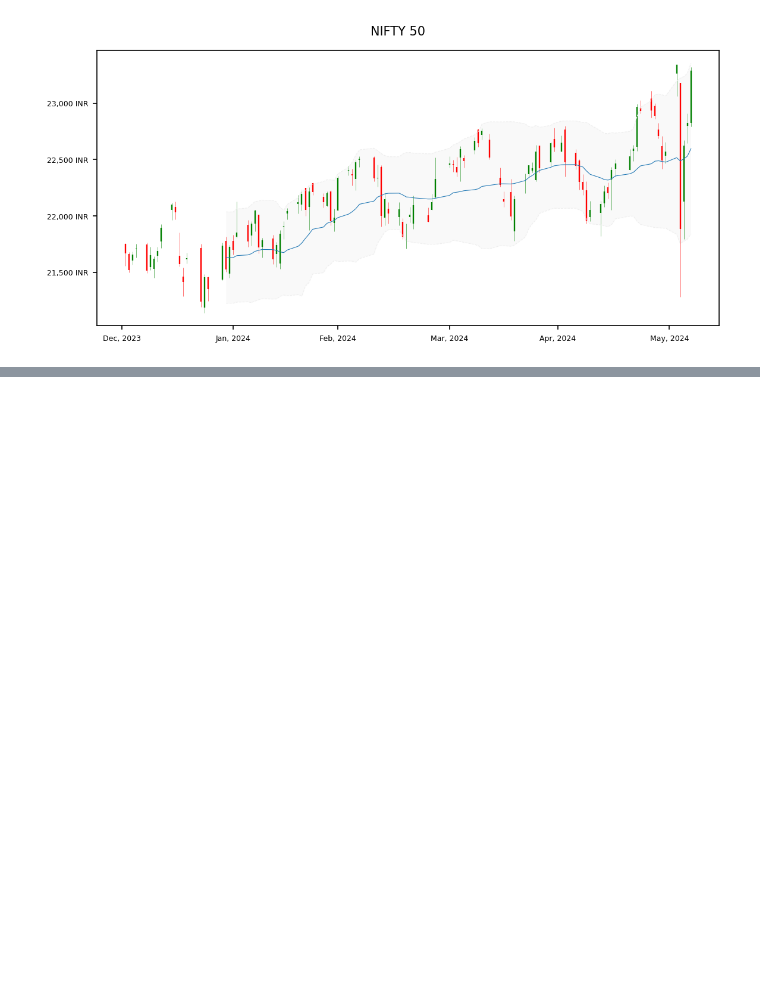
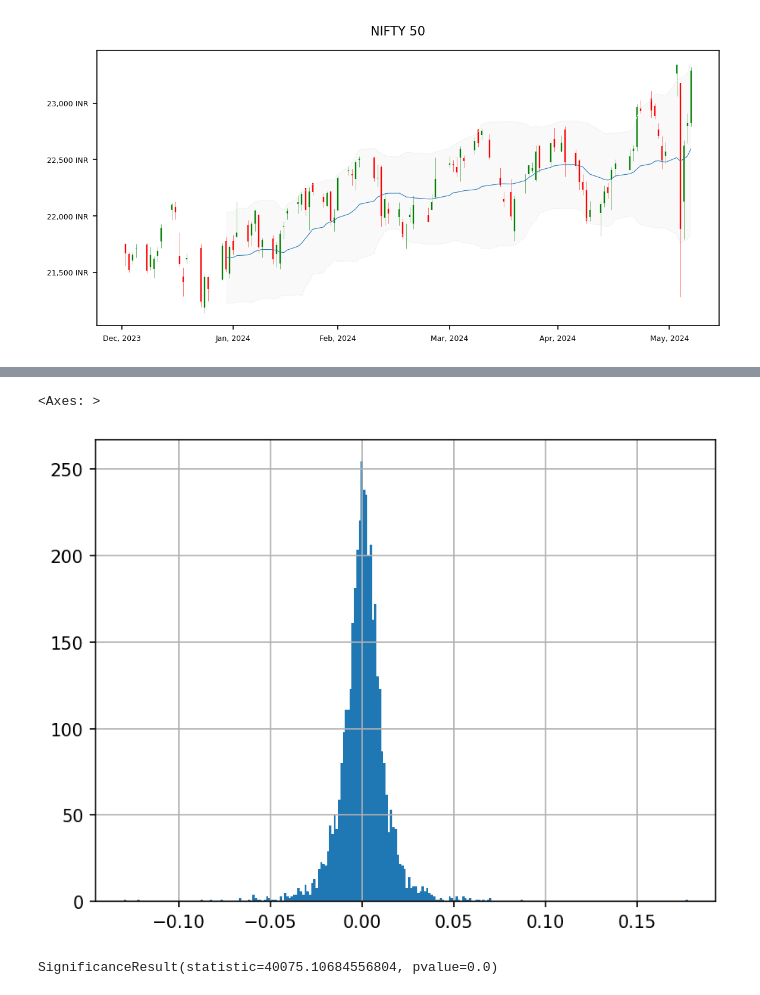
Before and after one commit to BhavyeMathur/bajaj-amc-nifty50-analysis, a Jupyter notebook: nifty-plot.ipynb, the cells around one changed output, grey strips where cells are left out. Drawn from its saved outputs; the diff is of its cells as text; code cells hidden in the pictures; blank space fills up the shorter version.

```diff
--- a/nifty-plot.ipynb
+++ b/nifty-plot.ipynb
@@ -34,0 +40,11 @@ plot.show(period=periods.ytd, interval=intervals.day)
+# %%
+data = NIFTY.history(period=periods.max, interval=intervals.day)["% Change"]
+data.hist(bins=250)
+# %% [output]
+<Axes: >
+[figure, added]
+# %%
+from scipy.stats import jarque_bera
+jarque_bera(data, nan_policy="omit")
+# %% [output]
+SignificanceResult(statistic=40075.10684556804, pvalue=0.0)
```
Also changed, not shown: parts of 2 cells of this notebook, 1 other file.
